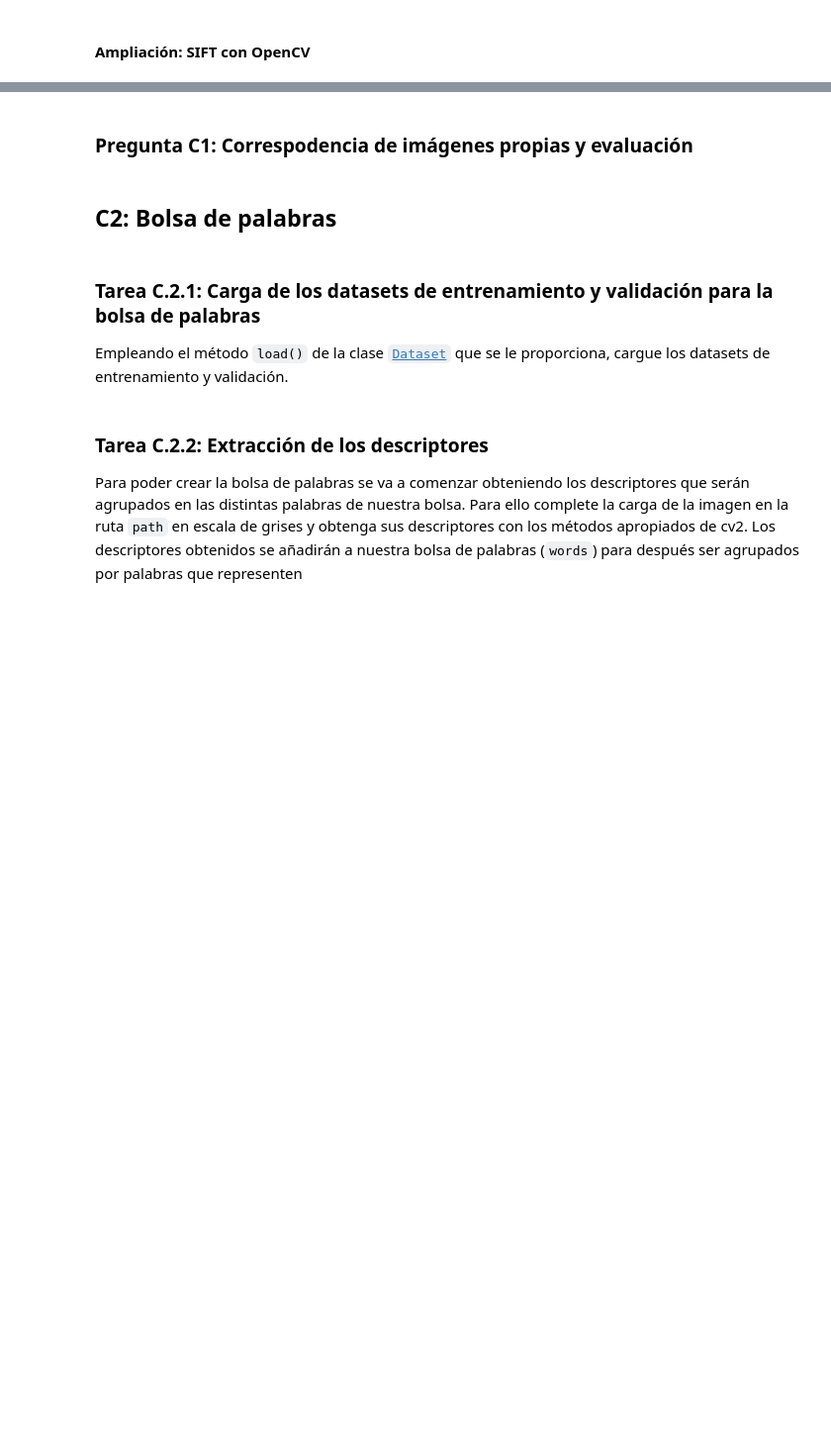
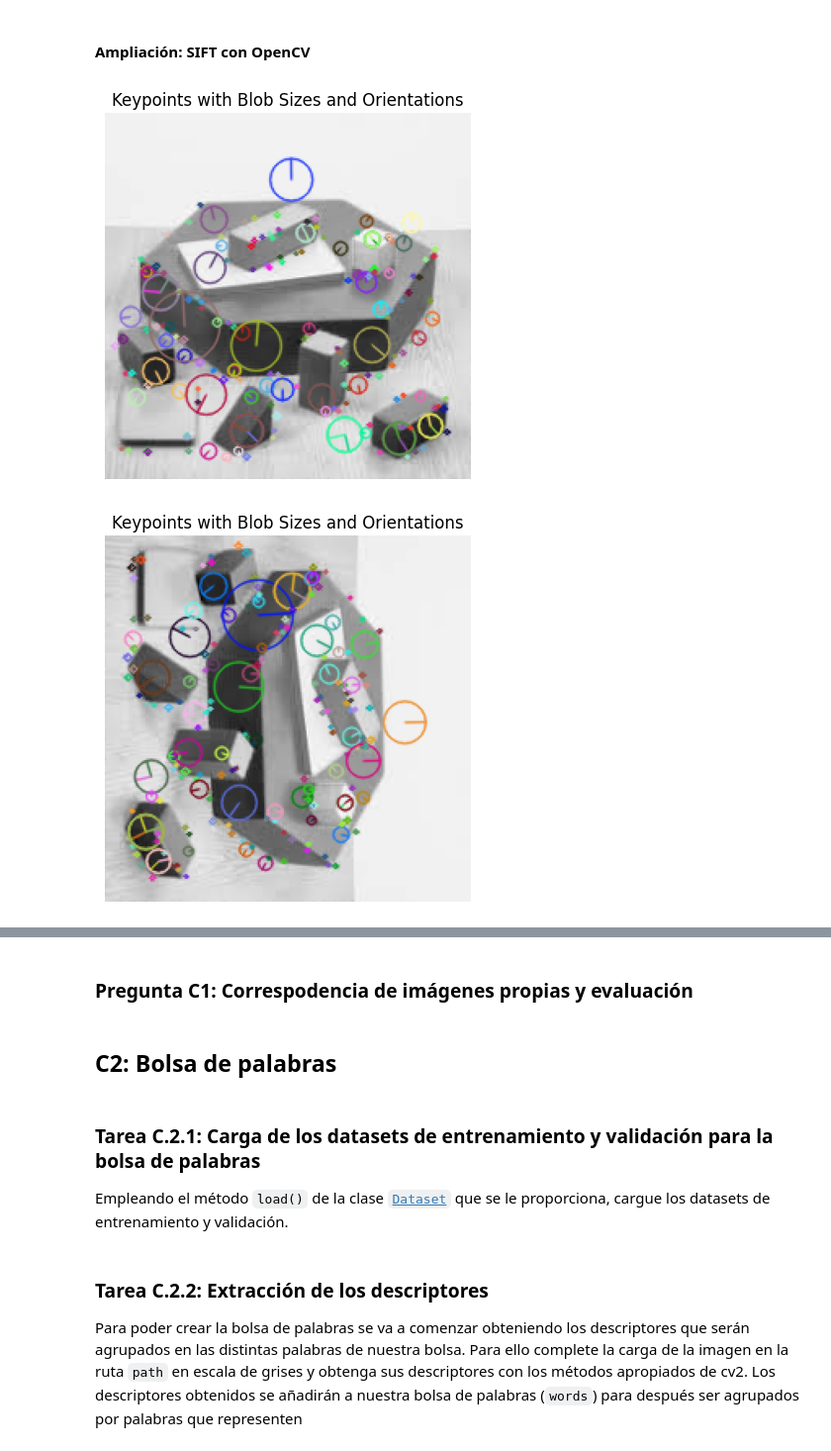
Before and after one commit to Drakit0/Computer-Vision-Projects, a Jupyter notebook: Lab_3/partC_to-do.ipynb, the cells around one changed output, grey strips where cells are left out. Shown at 99% size. Cells and saved outputs as stored; diff of their text form; code cells hidden in the pictures; blank space fills up the shorter version.

```diff
--- a/Lab_3/partC_to-do.ipynb
+++ b/Lab_3/partC_to-do.ipynb
@@ -207,8 +236,8 @@ matchFeatures(img1, kp1, des1, img2, kp2, des2)
 #### **Ampliación**: SIFT con OpenCV
 # %%
 # Load the image
-image_0 = cv2.imread('../data/0.jpg', cv2.IMREAD_GRAYSCALE)
-image_1 = cv2.imread('../data/0_rot.jpg', cv2.IMREAD_GRAYSCALE)
+image_0 = cv2.imread('data/0.jpg', cv2.IMREAD_GRAYSCALE)
+image_1 = cv2.imread('data/0_rot.jpg', cv2.IMREAD_GRAYSCALE)
 
 # Create a SIFT detector object
 sift = cv2.SIFT_create()
@@ -223,30 +252,33 @@ image_with_keypoints_1 = cv2.drawKeypoints(image_1, keypoints_1, None, flags=cv2
 
 plt.imshow(image_with_keypoints_0)
 plt.title('Keypoints with Blob Sizes and Orientations')
 plt.axis('off')
 plt.show()
 plt.imshow(image_with_keypoints_1)
 plt.title('Keypoints with Blob Sizes and Orientations')
 plt.axis('off')
 plt.show()
 
 # Initialize BFMatcher
 bf = cv2.BFMatcher(cv2.NORM_L2, crossCheck=False)
 
 # Perform KNN matching with k=2 for ratio test
 matches = bf.match(descriptors_0, descriptors_1)
 
 # sort matches by distance
 matches = sorted(matches, key = lambda x:x.distance)
 
 
 # Draw the good matches
 matched_image = cv2.drawMatches(image_0, keypoints_0, image_1, keypoints_1, matches[:50], None,
                                 flags=cv2.DrawMatchesFlags_NOT_DRAW_SINGLE_POINTS)
 
 # Display the matched features
 plt.figure(figsize=(12, 6))
 plt.imshow(matched_image)
 plt.title("Feature Matches")
 plt.axis('off')
 plt.show()
+# %% [output]
+[figure, added]
+[figure, added]
```
Also changed, not shown: parts of 17 cells of this notebook, 14 other files.
